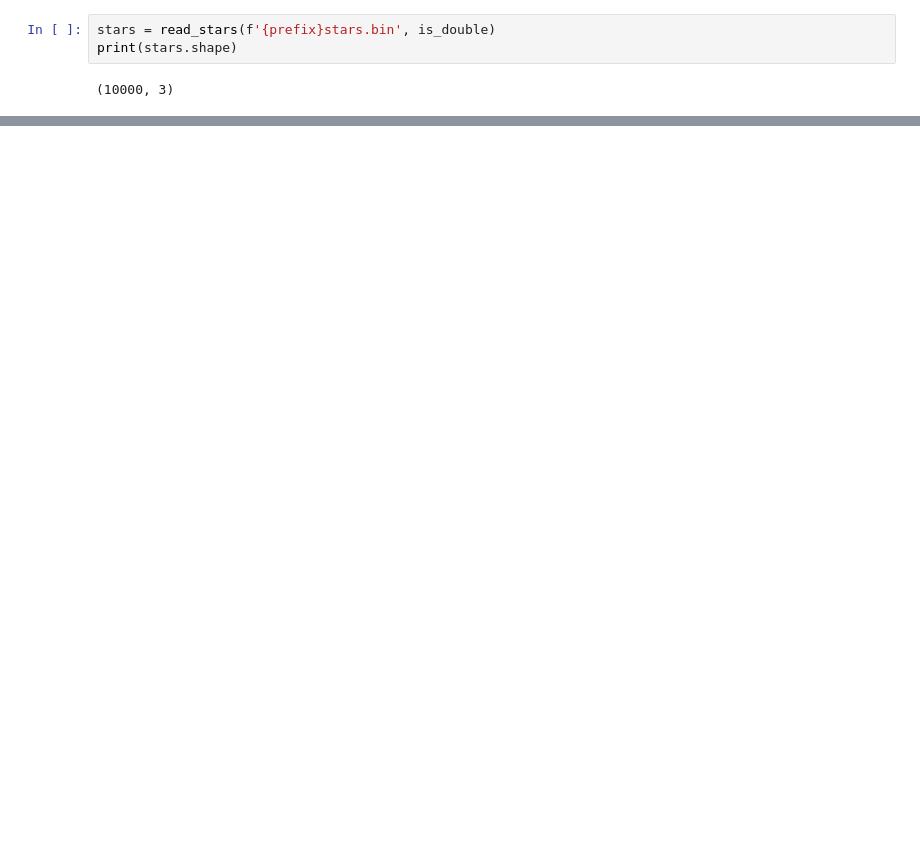
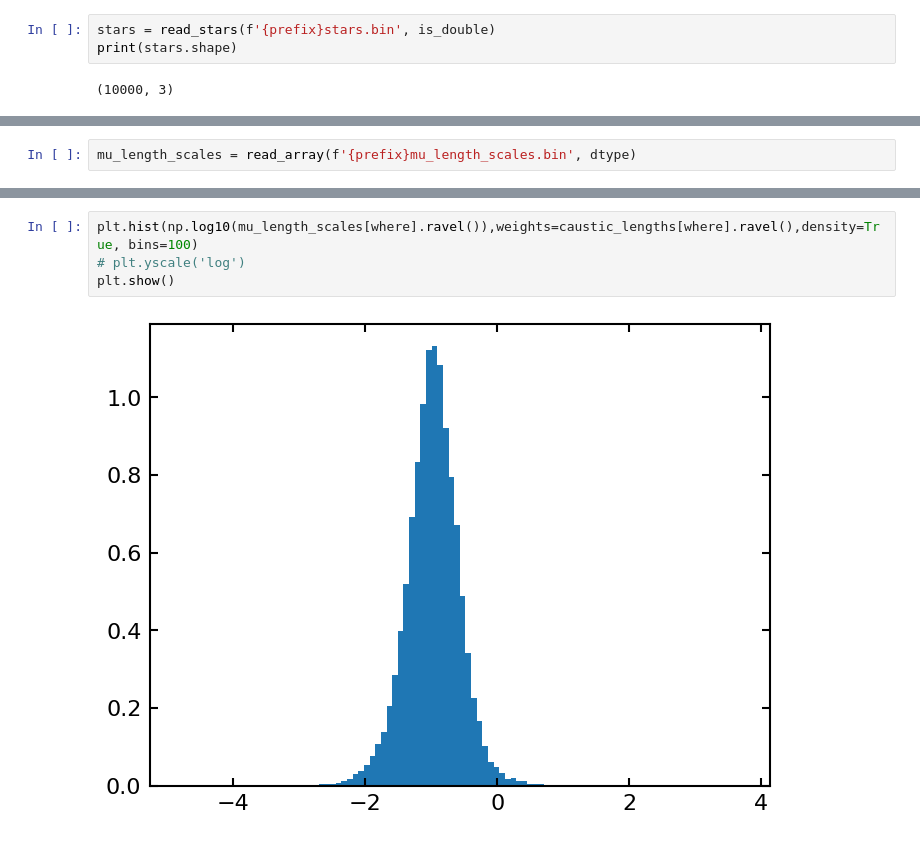
Before and after one commit to weisluke/ccf, a Jupyter notebook: view_output.ipynb, the cells around one changed output, grey strips where cells are left out. Saved outputs shown, nothing was run; the diff lists cells and outputs as text; blank space fills up the shorter version.

```diff
--- a/view_output.ipynb
+++ b/view_output.ipynb
@@ -88,0 +93,2 @@ plt.show()
+# %%
+mu_length_scales = read_array(f'{prefix}mu_length_scales.bin', dtype)
@@ -88,0 +108,6 @@ plt.show()
+# %%
+plt.hist(np.log10(mu_length_scales[where].ravel()),weights=caustic_lengths[where].ravel(),density=True, bins=100)
+# plt.yscale('log')
+plt.show()
+# %% [output]
+[figure, added]
```
Also changed, not shown: parts of 8 cells of this notebook, 1 other file.
